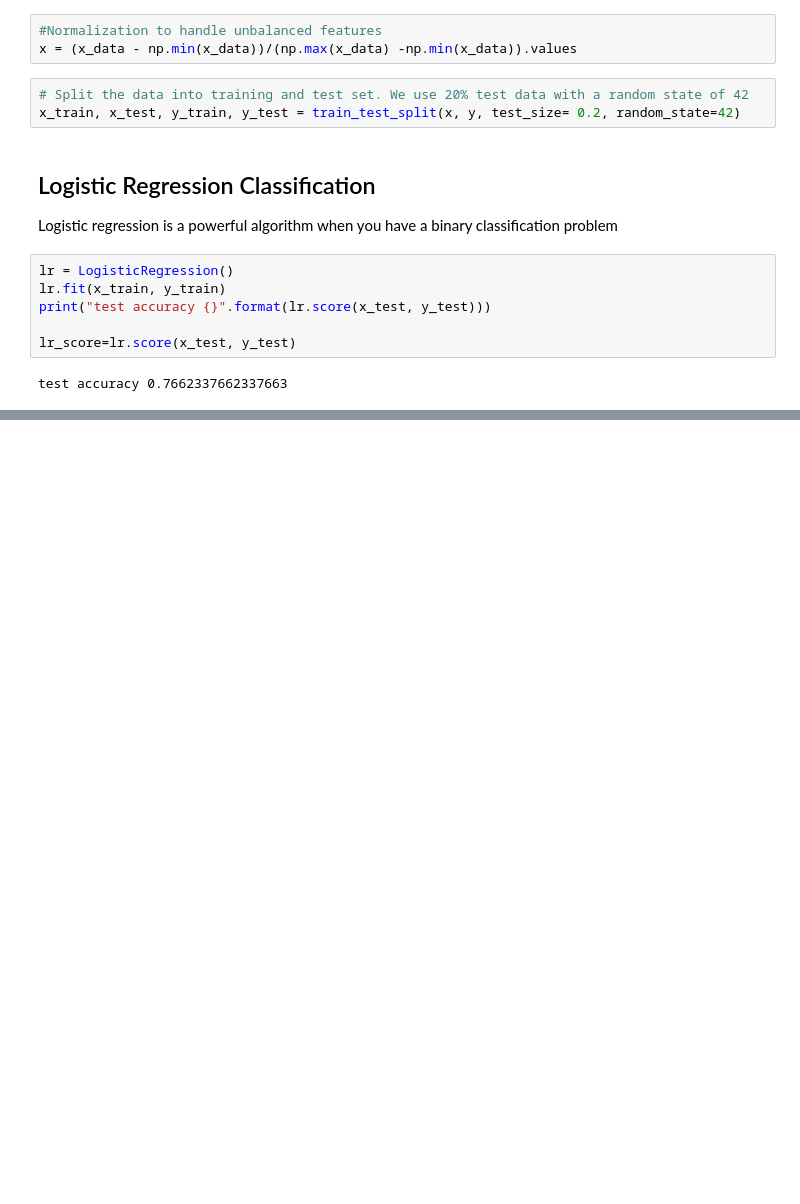
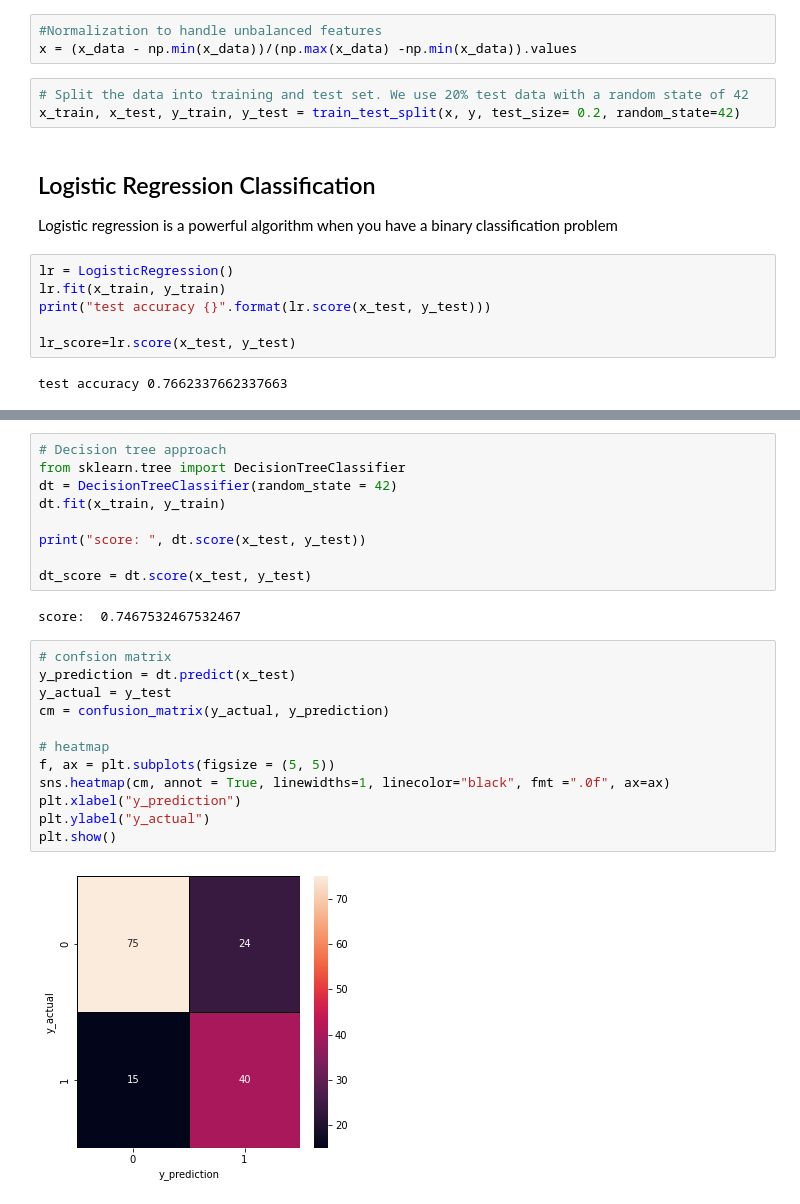
Before and after one commit to 3liud/diabetes-patients-classification, a Jupyter notebook: diabetes_classification.ipynb, the cells around one changed output, grey strips where cells are left out. Drawn from its saved outputs; the diff is of its cells as text; blank space fills up the shorter version.

```diff
--- a/diabetes_classification.ipynb
+++ b/diabetes_classification.ipynb
@@ -122,0 +178,25 @@ test accuracy 0.7662337662337663
+# %%
+# Decision tree approach
+from sklearn.tree import DecisionTreeClassifier
+dt = DecisionTreeClassifier(random_state = 42)
+dt.fit(x_train, y_train)
+
+print("score: ", dt.score(x_test, y_test))
+
+dt_score = dt.score(x_test, y_test)
+# %% [output]
+score:  0.7467532467532467
+# %%
+# confsion matrix
+y_prediction = dt.predict(x_test)
+y_actual = y_test
+cm = confusion_matrix(y_actual, y_prediction)
+
+# heatmap
+f, ax = plt.subplots(figsize = (5, 5))
+sns.heatmap(cm, annot = True, linewidths=1, linecolor="black", fmt =".0f", ax=ax)
+plt.xlabel("y_prediction")
+plt.ylabel("y_actual")
+plt.show()
+# %% [output]
+[figure, added]
```
Also changed, not shown: parts of 23 cells of this notebook, 1 other file.
